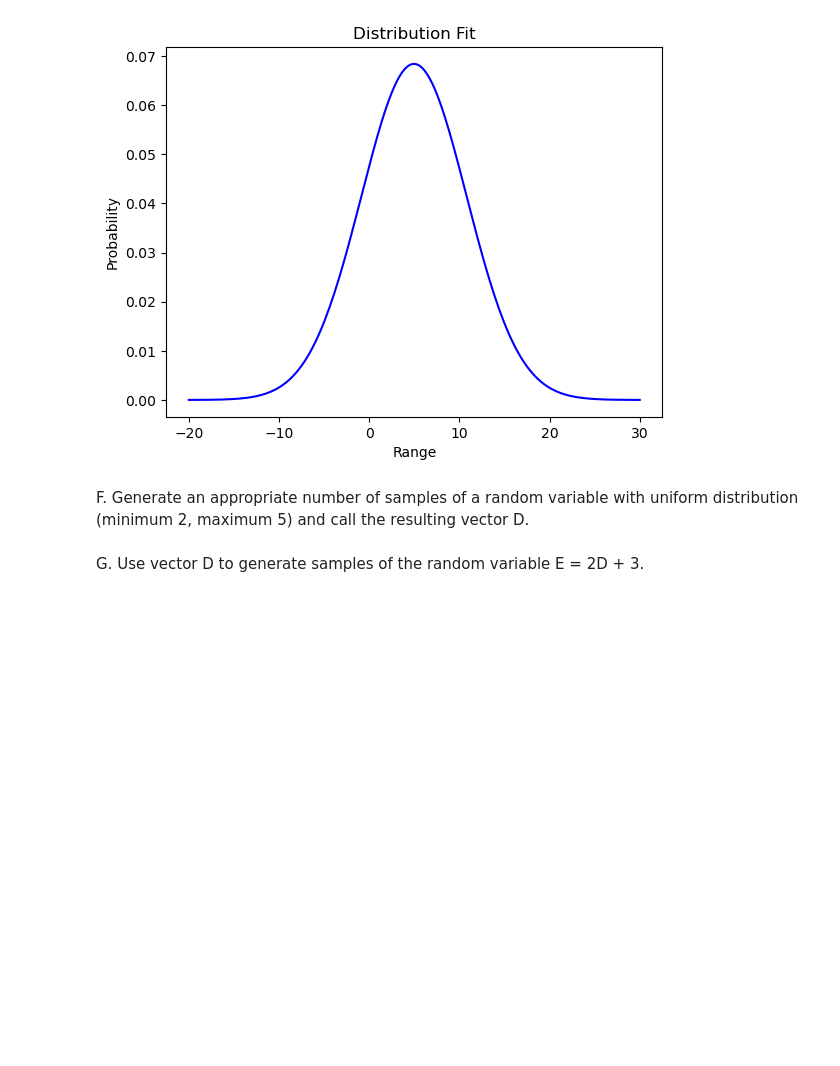
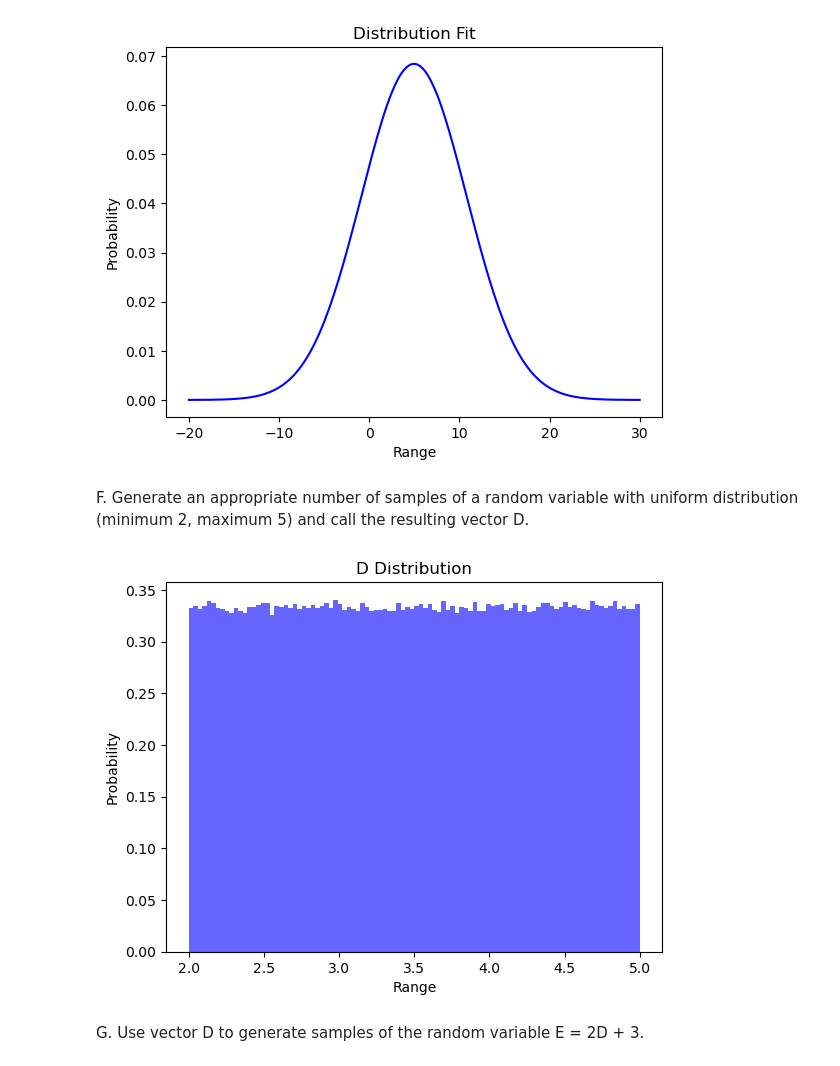
Before and after one commit to julia-ehlers/AREN-8940-infra-comm-resilience, a Jupyter notebook: homework-1.ipynb, the cells around one changed output. Drawn from its saved outputs; the diff is of its cells as text; code cells hidden in the pictures; blank space fills up the shorter version.

```diff
--- a/homework-1.ipynb
+++ b/homework-1.ipynb
@@ -194,5 +194,17 @@ plt.show()
 [figure]
 # %% [markdown]
 F. Generate an appropriate number of samples of a random variable with uniform distribution (minimum 2, maximum 5) and call the resulting vector D.
+# %%
+# Define Vector D.
+D = np.random.uniform(2, 5, 1000000)
+
+# Graph Vector D to check it worked correctly.
+plt.hist(D, bins = 100, density = True, alpha = 0.6, color = 'b')
+plt.title('D Distribution')
+plt.ylabel('Probability')
+plt.xlabel('Range')
+plt.show()
+# %% [output]
+[figure, added]
 # %% [markdown]
 G. Use vector D to generate samples of the random variable E = 2D + 3.
```
Also changed, not shown: parts of 9 cells of this notebook.
